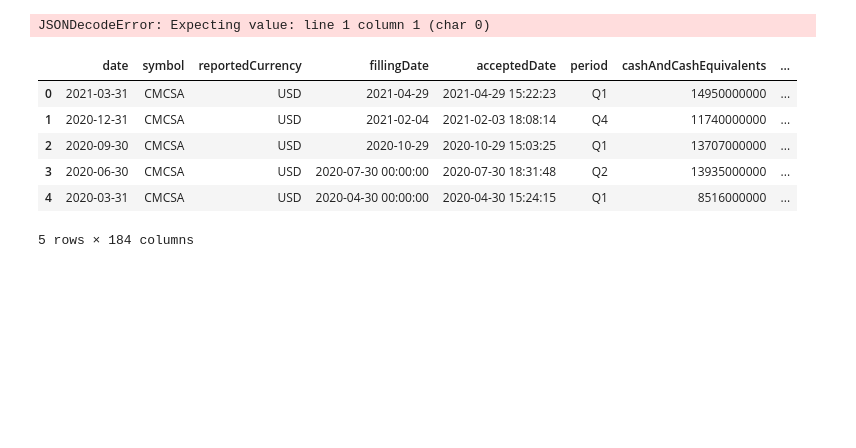
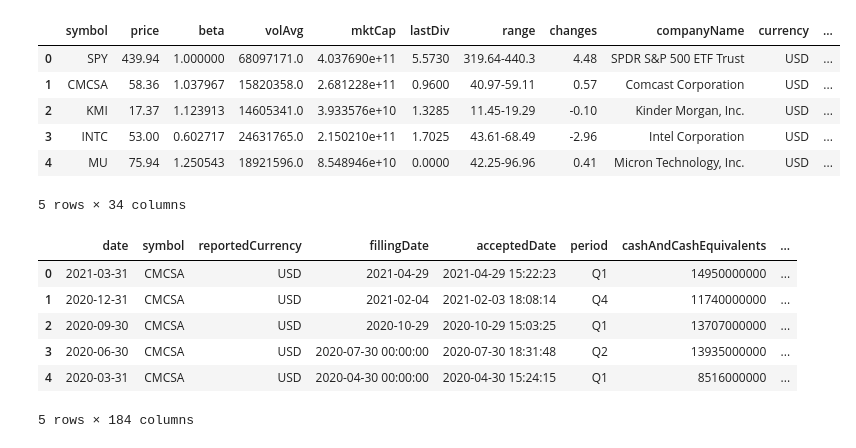
Before and after one commit to tommy200401/Monitus, a Jupyter notebook: preprocess.ipynb, the cells around one changed output. Drawn from its saved outputs; the diff is of its cells as text; code cells hidden in the pictures; blank space fills up the shorter version.

```diff
--- a/preprocess.ipynb
+++ b/preprocess.ipynb
@@ -37,10 +37,6 @@ cashflow = file('cashflow')
 growth = file('growth')
 ratio = file('ratio')
 profile = file('profile')
-# %%
-profile = file('profile')
-# %% [output]
-JSONDecodeError: Expecting value: line 1 column 1 (char 0)
 # %%
 def checker(n):
     temp = []
@@ -54,6 +50,26 @@ def checker(n):
     return Counter(temp), Counter(temp2)
 
 checker(growth)
+# %%
+# --- Preprocessing profile.txt
+
+temp = []
+for i in profile:
+    for j in i:
+        if j != 0 :
+            temp.append(j)
+# with open('data/profile.txt', 'w') as f:
+#     json.dump(temp, f)
+df = pd.DataFrame(temp)
+df.head()
+# %% [output]
+|  | symbol | price | beta | volAvg | mktCap | lastDiv | range | changes | companyName | currency | ... |
+| 0 | SPY | 439.94 | 1.000000 | 68097171.0 | 4.037690e+11 | 5.5730 | 319.64-440.3 | 4.48 | SPDR S&P 500 ETF Trust | USD | ... |
+| 1 | CMCSA | 58.36 | 1.037967 | 15820358.0 | 2.681228e+11 | 0.9600 | 40.97-59.11 | 0.57 | Comcast Corporation | USD | ... |
+| 2 | KMI | 17.37 | 1.123913 | 14605341.0 | 3.933576e+10 | 1.3285 | 11.45-19.29 | -0.10 | Kinder Morgan, Inc. | USD | ... |
+| 3 | INTC | 53.00 | 0.602717 | 24631765.0 | 2.150210e+11 | 1.7025 | 43.61-68.49 | -2.96 | Intel Corporation | USD | ... |
+| 4 | MU | 75.94 | 1.250543 | 18921596.0 | 8.548946e+10 | 0.0000 | 42.25-96.96 | 0.41 | Micron Technology, Inc. | USD | ... |
+5 rows × 34 columns
 # %%
 # --- Add a time series tag for quarter
 
```
Also changed, not shown: parts of 1 cell of this notebook, 5 other files.
